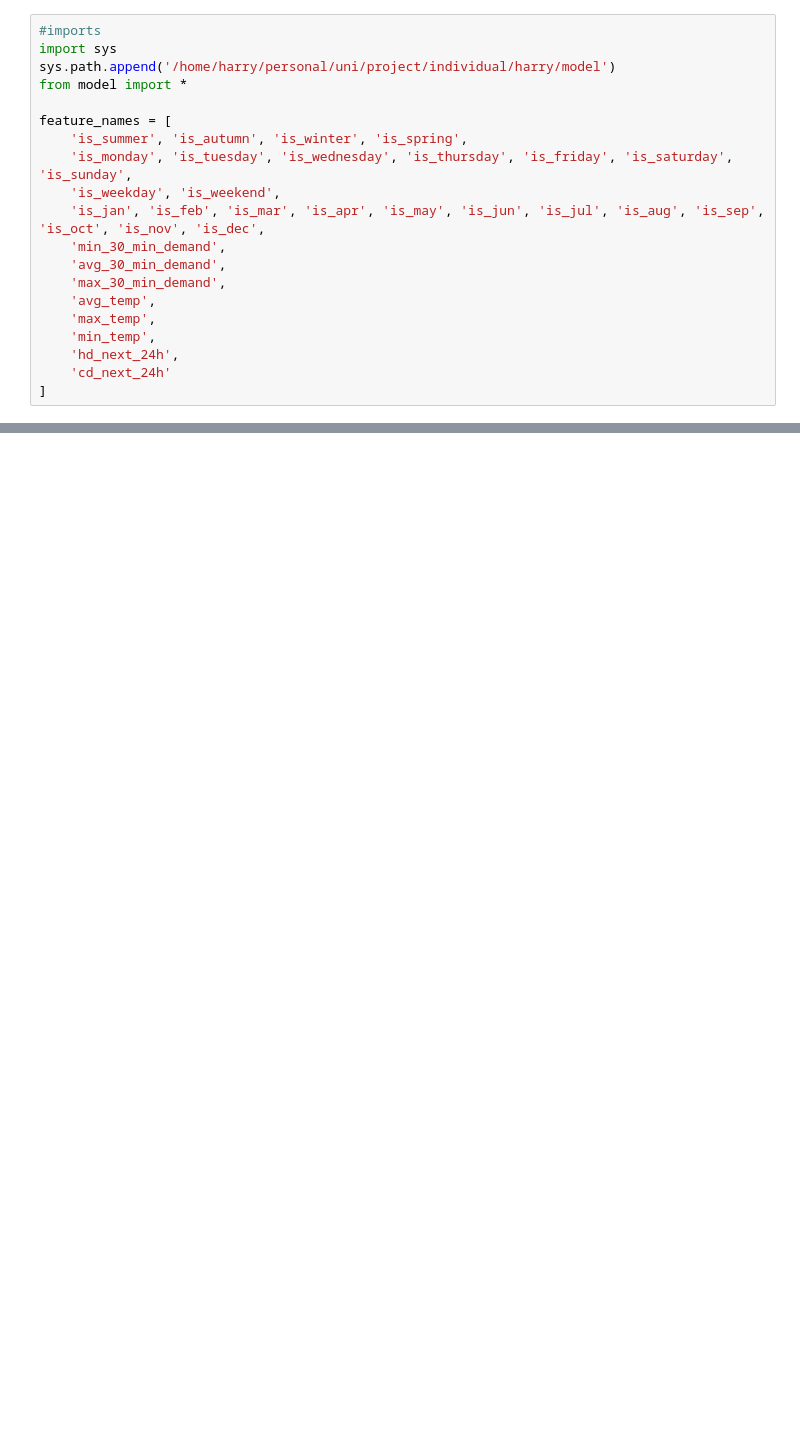
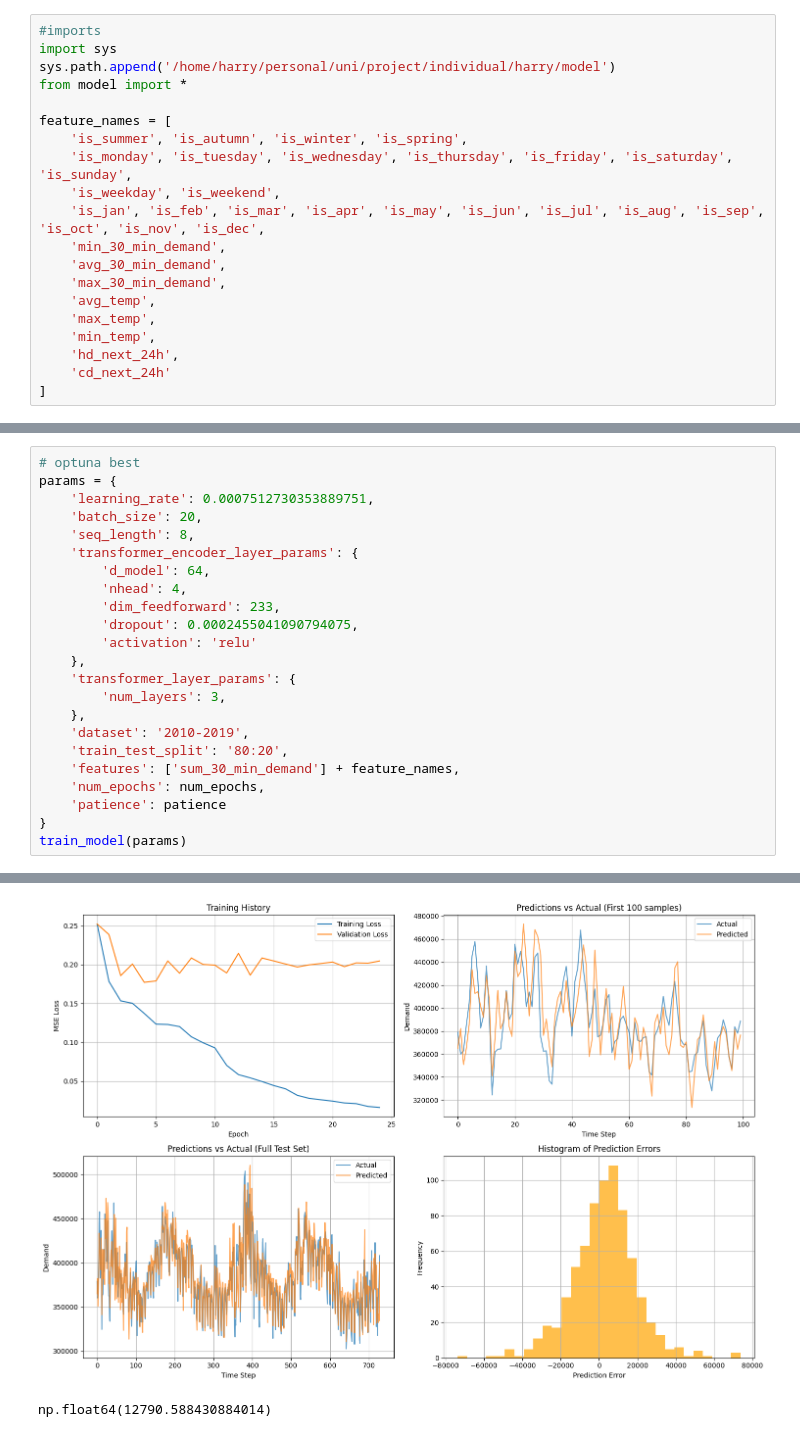
Before and after one commit to harrybirdnz/ZZSC9020-Group_F, a Jupyter notebook: individual/harry/model/2010_2019/80:20/all_features.ipynb, the cells around one changed output, grey strips where cells are left out. Cells and saved outputs as stored; diff of their text form; blank space fills up the shorter version.

```diff
--- a/individual/harry/model/2010_2019/80:20/all_features.ipynb
+++ b/individual/harry/model/2010_2019/80:20/all_features.ipynb
@@ -103,0 +145,24 @@ MAPE: 1.7214
+# %%
+# optuna best
+params = {
+    'learning_rate': 0.0007512730353889751,
+    'batch_size': 20,
+    'seq_length': 8,
+    'transformer_encoder_layer_params': {
+        'd_model': 64,
+        'nhead': 4,
+        'dim_feedforward': 233,
+        'dropout': 0.0002455041090794075,
+        'activation': 'relu'
+    },
+    'transformer_layer_params': {
+        'num_layers': 3,
+    },
+    'dataset': '2010-2019',
+    'train_test_split': '80:20',
+    'features': ['sum_30_min_demand'] + feature_names,
+    'num_epochs': num_epochs,
+    'patience': patience
+}
+train_model(params)
+# %% [output]
@@ -103,0 +186,2 @@ MAPE: 1.7214
+[figure, added]
+np.float64(12790.588430884014)
```
Also changed, not shown: parts of 6 cells of this notebook, 9 other files.
